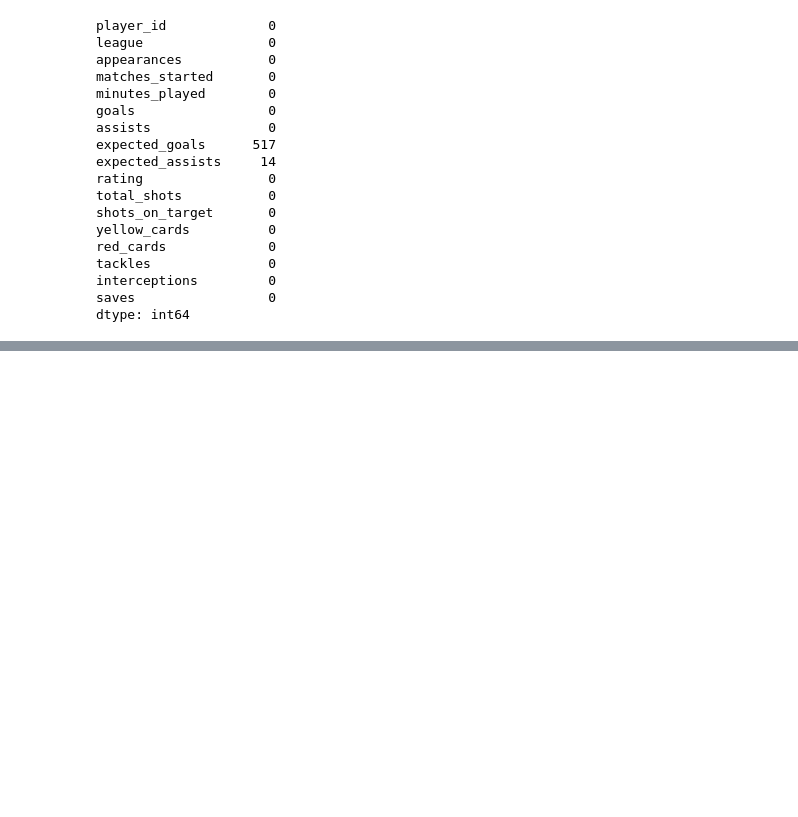
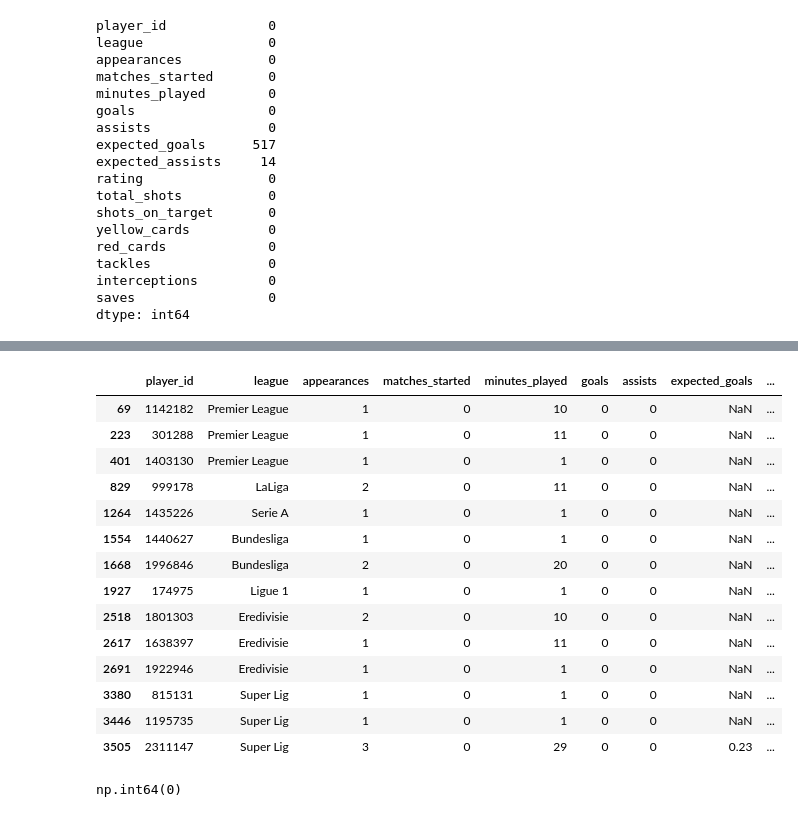
Before and after one commit to rashidmajidov/european_football_analysis, a Jupyter notebook: notebook/EDA_stats.ipynb, the cells around one changed output, grey strips where cells are left out. Cells and saved outputs as stored; diff of their text form; code cells hidden in the pictures; blank space fills up the shorter version.

```diff
--- a/notebook/EDA_stats.ipynb
+++ b/notebook/EDA_stats.ipynb
@@ -65,0 +94,22 @@ dtype: int64
+# %%
+df[df['expected_assists'].isnull()]
+# %% [output]
+|  | player_id | league | appearances | matches_started | minutes_played | goals | assists | expected_goals | ... |
+| 69 | 1142182 | Premier League | 1 | 0 | 10 | 0 | 0 | NaN | ... |
+| 223 | 301288 | Premier League | 1 | 0 | 11 | 0 | 0 | NaN | ... |
+| 401 | 1403130 | Premier League | 1 | 0 | 1 | 0 | 0 | NaN | ... |
+| 829 | 999178 | LaLiga | 2 | 0 | 11 | 0 | 0 | NaN | ... |
+| 1264 | 1435226 | Serie A | 1 | 0 | 1 | 0 | 0 | NaN | ... |
+| 1554 | 1440627 | Bundesliga | 1 | 0 | 1 | 0 | 0 | NaN | ... |
+| 1668 | 1996846 | Bundesliga | 2 | 0 | 20 | 0 | 0 | NaN | ... |
+| 1927 | 174975 | Ligue 1 | 1 | 0 | 1 | 0 | 0 | NaN | ... |
+| 2518 | 1801303 | Eredivisie | 2 | 0 | 10 | 0 | 0 | NaN | ... |
+| 2617 | 1638397 | Eredivisie | 1 | 0 | 11 | 0 | 0 | NaN | ... |
+| 2691 | 1922946 | Eredivisie | 1 | 0 | 1 | 0 | 0 | NaN | ... |
+| 3380 | 815131 | Super Lig | 1 | 0 | 1 | 0 | 0 | NaN | ... |
+| 3446 | 1195735 | Super Lig | 1 | 0 | 1 | 0 | 0 | NaN | ... |
+| 3505 | 2311147 | Super Lig | 3 | 0 | 29 | 0 | 0 | 0.23 | ... |
+# %%
+df.duplicated().sum()
+# %% [output]
+np.int64(0)
```
Also changed, not shown: parts of 14 cells of this notebook, 5 other files.
